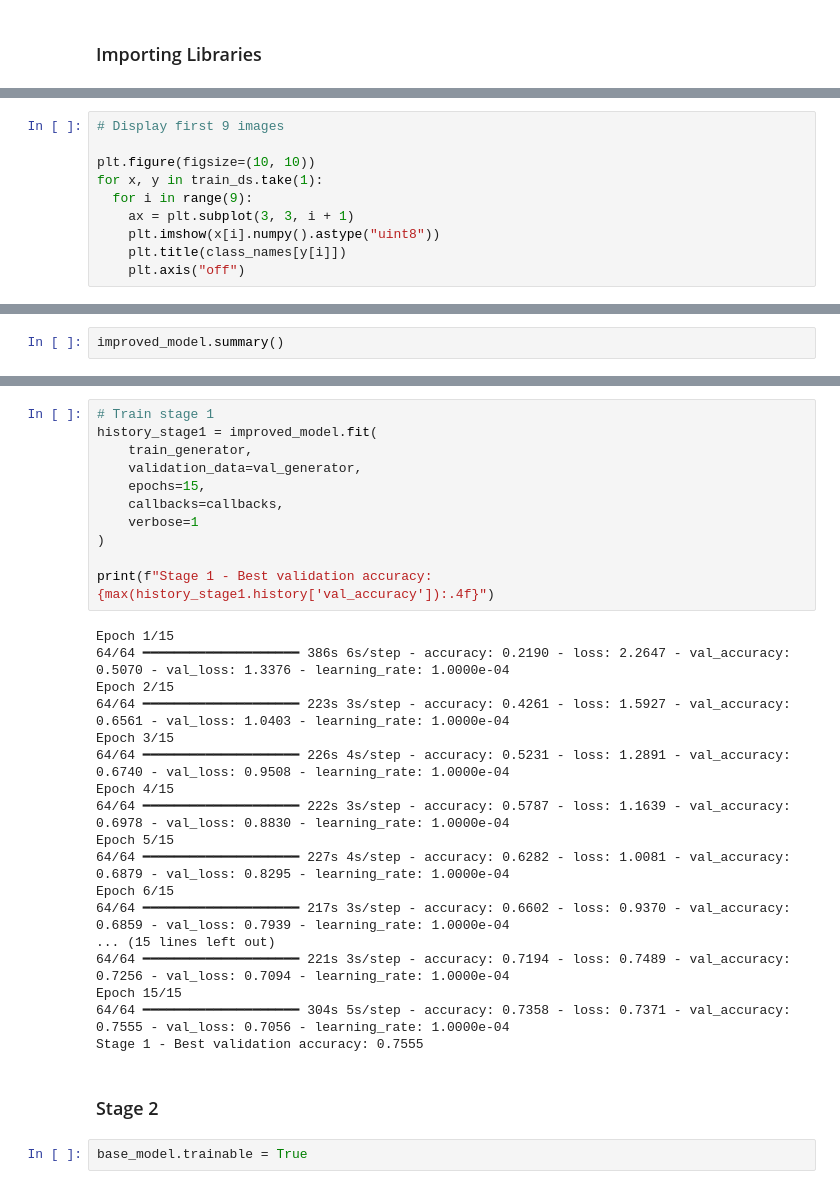
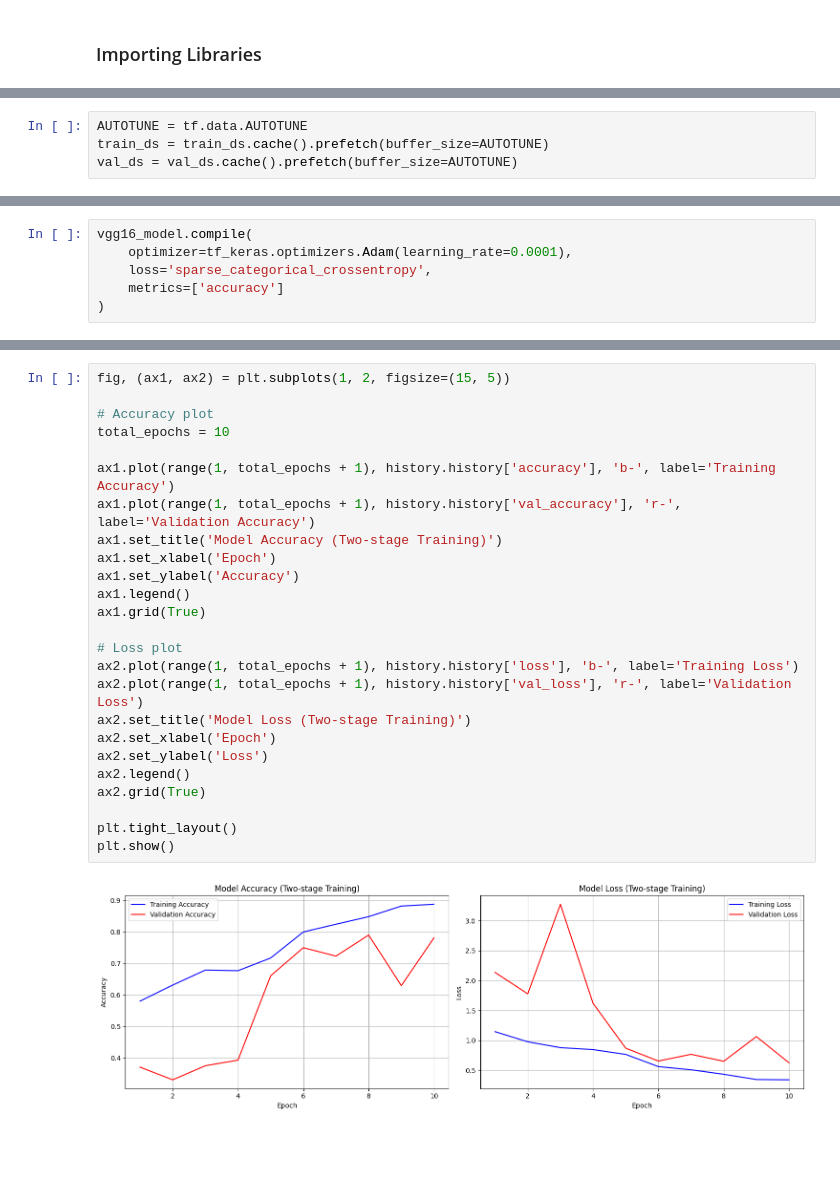
Before and after one commit to hasyahazizi/Recyclable-Waste-Classification-using-Image-Processing, a Jupyter notebook: VGG16-V2.ipynb, the cells around one changed output, grey strips where cells are left out. Saved outputs shown, nothing was run; the diff lists cells and outputs as text; blank space fills up the shorter version.

```diff
--- a/VGG16-V2.ipynb
+++ b/VGG16-V2.ipynb
@@ -107,10 +107,4 @@ val_ds = val_ds.prefetch(AUTOTUNE)
 # %%
-# Display first 9 images
-
-plt.figure(figsize=(10, 10))
-for x, y in train_ds.take(1):
-  for i in range(9):
-    ax = plt.subplot(3, 3, i + 1)
-    plt.imshow(x[i].numpy().astype("uint8"))
-    plt.title(class_names[y[i]])
-    plt.axis("off")
+AUTOTUNE = tf.data.AUTOTUNE
+train_ds = train_ds.cache().prefetch(buffer_size=AUTOTUNE)
+val_ds = val_ds.cache().prefetch(buffer_size=AUTOTUNE)
@@ -243,2 +159,6 @@ Model: "vgg16"
 # %%
-improved_model.summary()
+vgg16_model.compile(
+    optimizer=tf_keras.optimizers.Adam(learning_rate=0.0001),
+    loss='sparse_categorical_crossentropy',
+    metrics=['accuracy']
+)
@@ -292,33 +209,27 @@ callbacks = [
 # %%
-# Train stage 1
-history_stage1 = improved_model.fit(
-    train_generator,
-    validation_data=val_generator,
-    epochs=15,
-    callbacks=callbacks,
-    verbose=1
-)
+fig, (ax1, ax2) = plt.subplots(1, 2, figsize=(15, 5))
 
-print(f"Stage 1 - Best validation accuracy: {max(history_stage1.history['val_accuracy']):.4f}")
+# Accuracy plot
+total_epochs = 10
+
+ax1.plot(range(1, total_epochs + 1), history.history['accuracy'], 'b-', label='Training Accuracy')
+ax1.plot(range(1, total_epochs + 1), history.history['val_accuracy'], 'r-', label='Validation Accuracy')
+ax1.set_title('Model Accuracy (Two-stage Training)')
+ax1.set_xlabel('Epoch')
+ax1.set_ylabel('Accuracy')
+ax1.legend()
+ax1.grid(True)
+
+# Loss plot
+ax2.plot(range(1, total_epochs + 1), history.history['loss'], 'b-', label='Training Loss')
+ax2.plot(range(1, total_epochs + 1), history.history['val_loss'], 'r-', label='Validation Loss')
+ax2.set_title('Model Loss (Two-stage Training)')
+ax2.set_xlabel('Epoch')
+ax2.set_ylabel('Loss')
+ax2.legend()
+ax2.grid(True)
+
+plt.tight_layout()
+plt.show()
 # %% [output]
-Epoch 1/15
-64/64 ━━━━━━━━━━━━━━━━━━━━ 386s 6s/step - accuracy: 0.2190 - loss: 2.2647 - val_accuracy: 0.5070 - val_loss: 1.3376 - learning_rate: 1.0000e-04
-Epoch 2/15
-64/64 ━━━━━━━━━━━━━━━━━━━━ 223s 3s/step - accuracy: 0.4261 - loss: 1.5927 - val_accuracy: 0.6561 - val_loss: 1.0403 - learning_rate: 1.0000e-04
-Epoch 3/15
-64/64 ━━━━━━━━━━━━━━━━━━━━ 226s 4s/step - accuracy: 0.5231 - loss: 1.2891 - val_accuracy: 0.6740 - val_loss: 0.9508 - learning_rate: 1.0000e-04
-Epoch 4/15
-64/64 ━━━━━━━━━━━━━━━━━━━━ 222s 3s/step - accuracy: 0.5787 - loss: 1.1639 - val_accuracy: 0.6978 - val_loss: 0.8830 - learning_rate: 1.0000e-04
-Epoch 5/15
-64/64 ━━━━━━━━━━━━━━━━━━━━ 227s 4s/step - accuracy: 0.6282 - loss: 1.0081 - val_accuracy: 0.6879 - val_loss: 0.8295 - learning_rate: 1.0000e-04
-Epoch 6/15
-64/64 ━━━━━━━━━━━━━━━━━━━━ 217s 3s/step - accuracy: 0.6602 - loss: 0.9370 - val_accuracy: 0.6859 - val_loss: 0.7939 - learning_rate: 1.0000e-04
-... (15 lines left out)
-64/64 ━━━━━━━━━━━━━━━━━━━━ 221s 3s/step - accuracy: 0.7194 - loss: 0.7489 - val_accuracy: 0.7256 - val_loss: 0.7094 - learning_rate: 1.0000e-04
-Epoch 15/15
-64/64 ━━━━━━━━━━━━━━━━━━━━ 304s 5s/step - accuracy: 0.7358 - loss: 0.7371 - val_accuracy: 0.7555 - val_loss: 0.7056 - learning_rate: 1.0000e-04
-Stage 1 - Best validation accuracy: 0.7555
+[figure, added]
-# %% [markdown]
-### Stage 2
-# %%
-base_model.trainable = True
```
Also changed, not shown: parts of 45 cells of this notebook.
